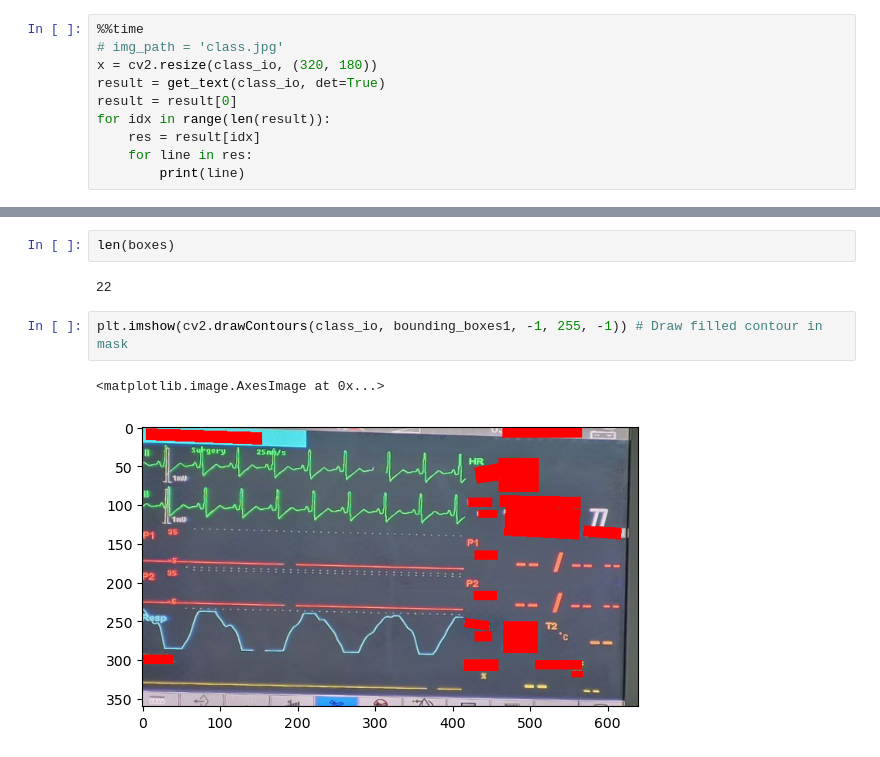
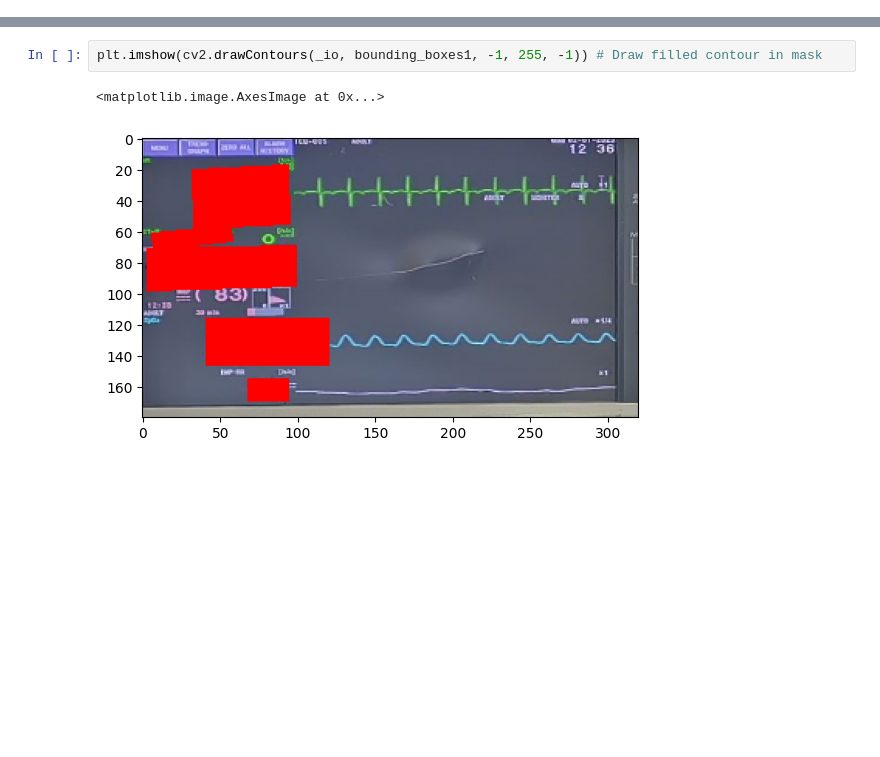
Before and after one commit to COPS-IITBHU/Vital-Extraction-Challenge, a Jupyter notebook: main.ipynb, the cells around one changed output, grey strips where cells are left out. Drawn from its saved outputs; the diff is of its cells as text; blank space fills up the shorter version.

```diff
--- a/main.ipynb
+++ b/main.ipynb
@@ -125,10 +183,0 @@ plt.imshow(class_io)
-# %%
-%%time
-# img_path = 'class.jpg'
-x = cv2.resize(class_io, (320, 180))
-result = get_text(class_io, det=True)
-result = result[0]
-for idx in range(len(result)):
-    res = result[idx]
-    for line in res:
-        print(line)
@@ -223,9 +195,5 @@ bounding_boxes1
-# %%
-len(boxes)
-# %% [output]
-22
 # %%
-plt.imshow(cv2.drawContours(class_io, bounding_boxes1, -1, 255, -1)) # Draw filled contour in mask
+plt.imshow(cv2.drawContours(_io, bounding_boxes1, -1, 255, -1)) # Draw filled contour in mask
 # %% [output]
 <matplotlib.image.AxesImage at 0x...>
-[figure, old version]
+[figure, new version]
```
Also changed, not shown: parts of 21 cells of this notebook, 4 other files.
